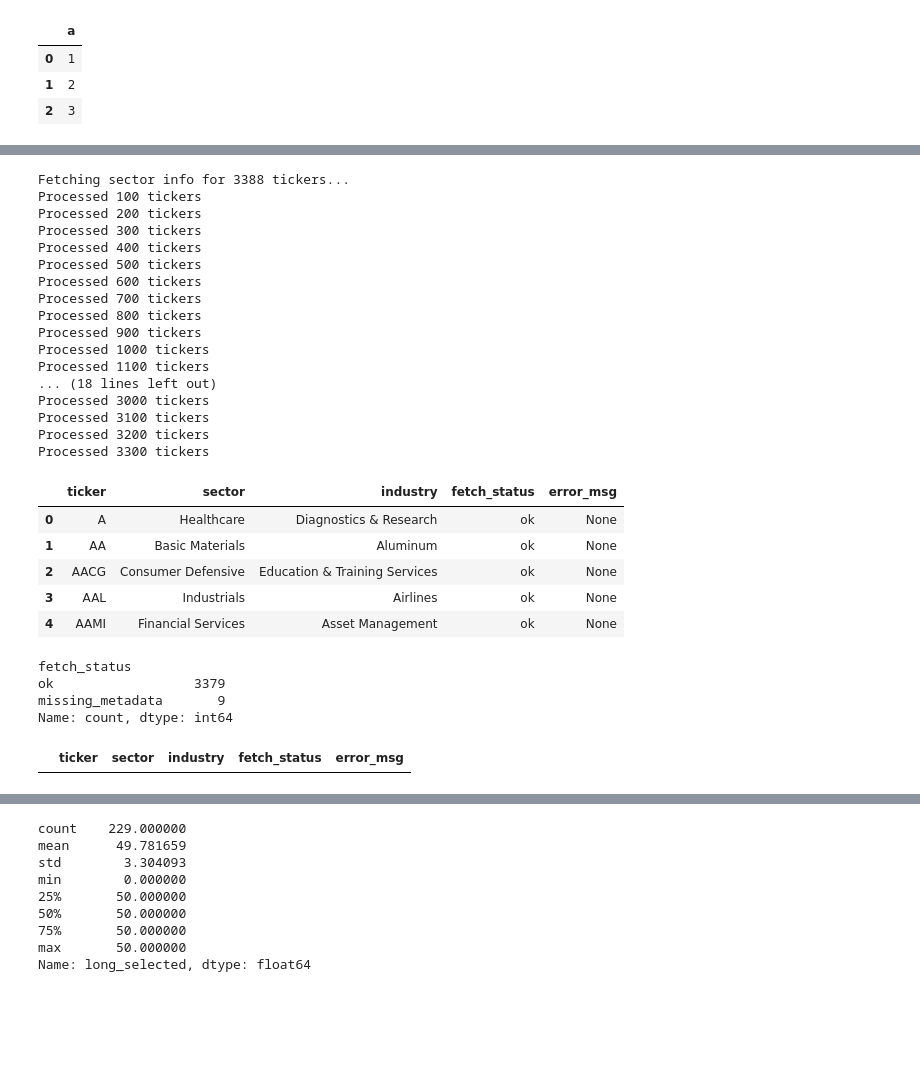
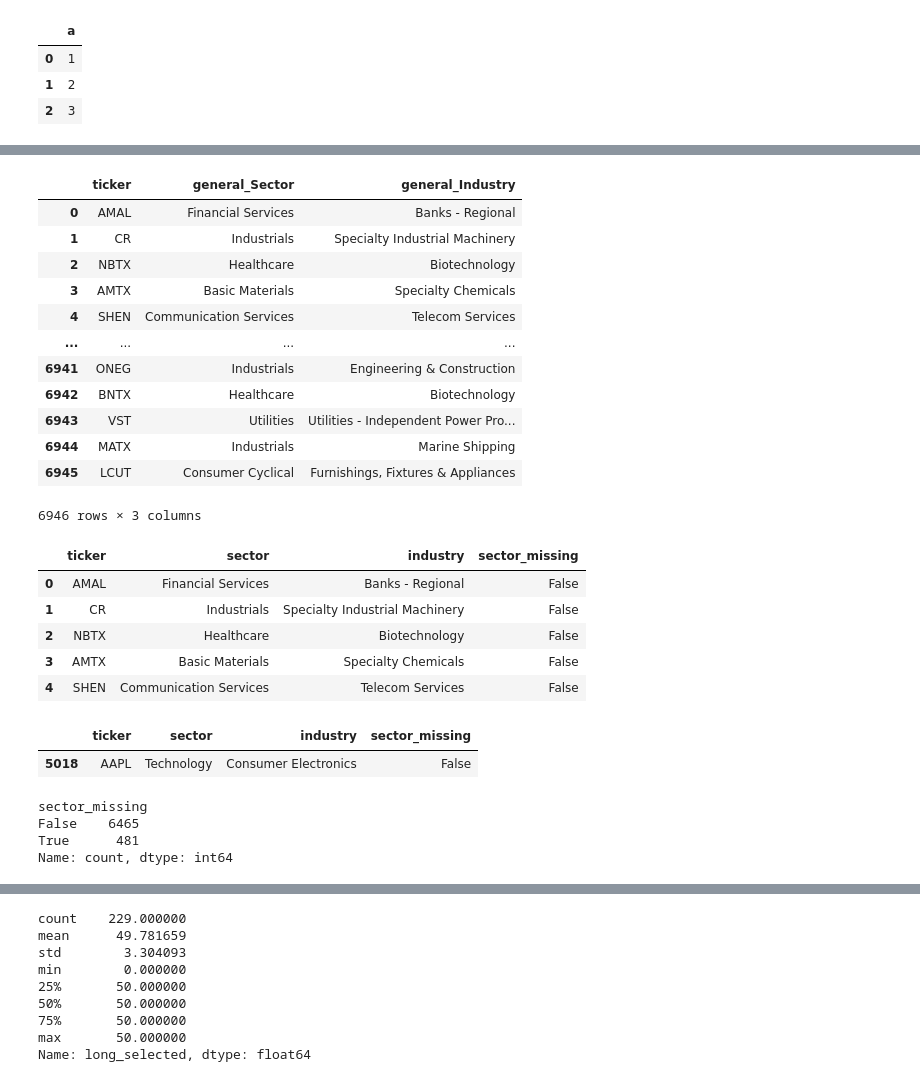
Before and after one commit to asm304/multi-asset-portfolio-framework, a Jupyter notebook: notebooks/01_download_data.ipynb, the cells around one changed output, grey strips where cells are left out. Saved outputs shown, nothing was run; the diff lists cells and outputs as text; code cells hidden in the pictures; blank space fills up the shorter version.

```diff
--- a/notebooks/01_download_data.ipynb
+++ b/notebooks/01_download_data.ipynb
@@ -329,41 +672,44 @@ max      2086.000000
 Name: ticker, dtype: float64
+# %%
+from src.data.loaders import load_metadata
+
+metadata = load_metadata()
+metadata[["ticker", "general_Sector", "general_Industry"]]
+# %% [output]
+|  | ticker | general_Sector | general_Industry |
+| 0 | AMAL | Financial Services | Banks - Regional |
+| 1 | CR | Industrials | Specialty Industrial Machinery |
+| 2 | NBTX | Healthcare | Biotechnology |
+| 3 | AMTX | Basic Materials | Specialty Chemicals |
+| 4 | SHEN | Communication Services | Telecom Services |
+| ... | ... | ... | ... |
+| 6941 | ONEG | Industrials | Engineering & Construction |
+| 6942 | BNTX | Healthcare | Biotechnology |
+| 6943 | VST | Utilities | Utilities - Independent Power Pro... |
+| 6944 | MATX | Industrials | Marine Shipping |
+| 6945 | LCUT | Consumer Cyclical | Furnishings, Fixtures & Appliances |
+6946 rows × 3 columns
 # %%
-from src.data.loaders import download_stock_sectors_from_universe
+from src.data.loaders import download_stock_sectors_from_eodhd
 
-sector_df = download_stock_sectors_from_universe()
+sector_df = download_stock_sectors_from_eodhd()
 sector_df.head()
 # %% [output]
-Fetching sector info for 3388 tickers...
-Processed 100 tickers
-Processed 200 tickers
-Processed 300 tickers
-Processed 400 tickers
-Processed 500 tickers
-Processed 600 tickers
-Processed 700 tickers
-Processed 800 tickers
-Processed 900 tickers
-Processed 1000 tickers
-Processed 1100 tickers
-... (18 lines left out)
-Processed 3000 tickers
-Processed 3100 tickers
-Processed 3200 tickers
-Processed 3300 tickers
-|  | ticker | sector | industry | fetch_status | error_msg |
-| 0 | A | Healthcare | Diagnostics & Research | ok | None |
-| 1 | AA | Basic Materials | Aluminum | ok | None |
-| 2 | AACG | Consumer Defensive | Education & Training Services | ok | None |
-| 3 | AAL | Industrials | Airlines | ok | None |
-| 4 | AAMI | Financial Services | Asset Management | ok | None |
+|  | ticker | sector | industry | sector_missing |
+| 0 | AMAL | Financial Services | Banks - Regional | False |
+| 1 | CR | Industrials | Specialty Industrial Machinery | False |
+| 2 | NBTX | Healthcare | Biotechnology | False |
+| 3 | AMTX | Basic Materials | Specialty Chemicals | False |
+| 4 | SHEN | Communication Services | Telecom Services | False |
+# %%
+sector_df[sector_df["ticker"] == "AAPL"]
+# %% [output]
+|  | ticker | sector | industry | sector_missing |
+| 5018 | AAPL | Technology | Consumer Electronics | False |
 # %%
-sector_df["fetch_status"].value_counts(dropna=False)
+sector_df["sector_missing"].value_counts(dropna=False)
 # %% [output]
-fetch_status
-ok                  3379
-missing_metadata       9
+sector_missing
+False    6465
+True      481
 Name: count, dtype: int64
-# %%
-sector_df[sector_df["fetch_status"] == "error"].head(20)
-# %% [output]
-|  | ticker | sector | industry | fetch_status | error_msg |
```
Also changed, not shown: parts of 91 cells of this notebook, 11 other files.
